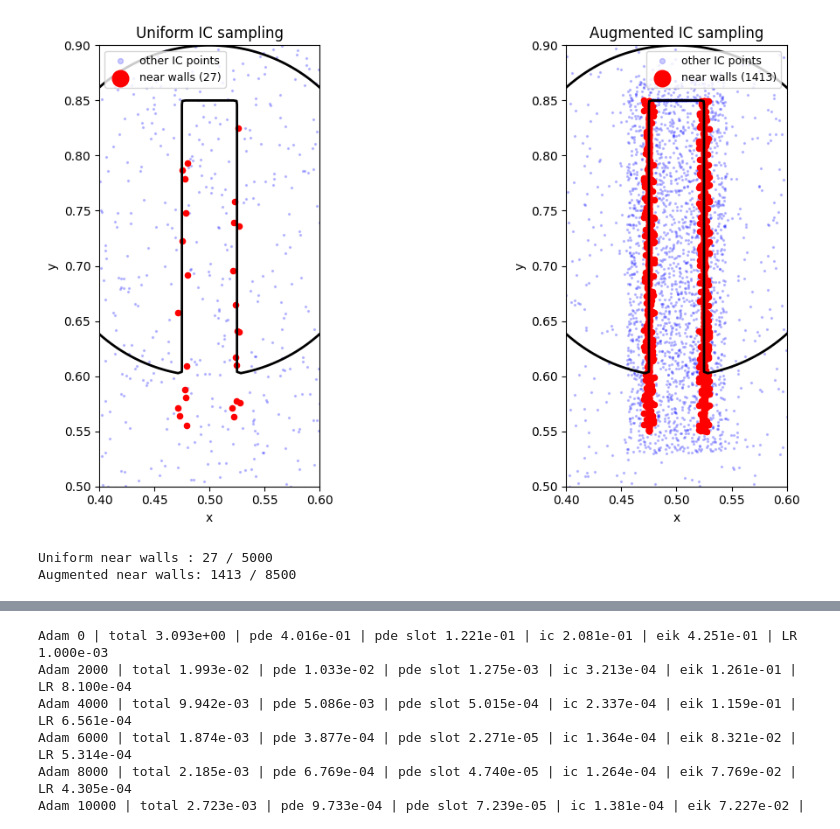
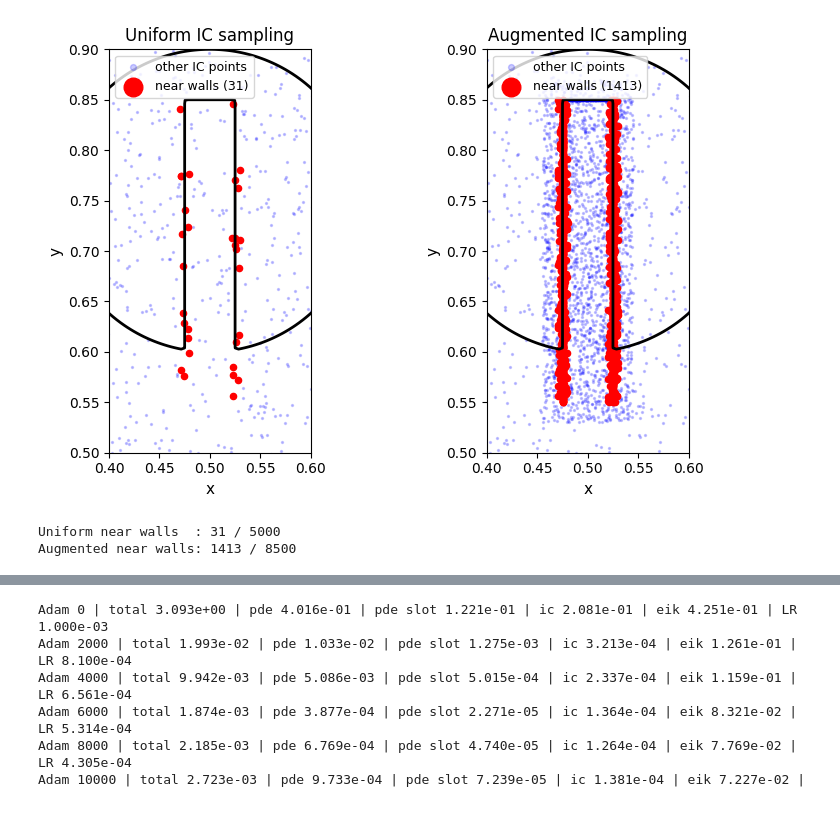
Before and after one commit to AkbarTheAnalyst/pinn-level-set, a Jupyter notebook: ZD_S2_sampling_study/ZD_S2_exp04.ipynb, the cells around one changed output, grey strips where cells are left out. Saved outputs shown, nothing was run; the diff lists cells and outputs as text; code cells hidden in the pictures.

```diff
--- a/ZD_S2_sampling_study/ZD_S2_exp04.ipynb
+++ b/ZD_S2_sampling_study/ZD_S2_exp04.ipynb
@@ -293,7 +293,7 @@ IC t=0 check           : passed
 import matplotlib.pyplot as plt
 import numpy as np
 
-fig, axes = plt.subplots(1, 2, figsize=(12, 6))
+fig, axes = plt.subplots(1, 2, figsize=(8, 5))
 
 # Zero contour overlay
 x_np = np.linspace(0, 1, 300)
@@ -306,73 +306,77 @@ with torch.no_grad():
 
 wall_margin = 0.005
 
-# === LEFT: Uniform 5k IC ===
-x_uniform = np.random.rand(5000)
-y_uniform = np.random.rand(5000)
+# === LEFT: Uniform 5k IC (actual X_i_base from Cell 1) ===
+xi_base = X_i_base[:, 0].cpu().numpy()
+yi_base = X_i_base[:, 1].cpu().numpy()
 
 near_walls_uniform = (
     (
-        (x_uniform > XC - W - wall_margin) &
-        (x_uniform < XC - W + wall_margin)
+        (xi_base > XC - W - wall_margin) &
+        (xi_base < XC - W + wall_margin)
     ) | (
-        (x_uniform > XC + W - wall_margin) &
-        (x_uniform < XC + W + wall_margin)
+        (xi_base > XC + W - wall_margin) &
+        (xi_base < XC + W + wall_margin)
     )
-) & (y_uniform > SLOT_YMIN) & (y_uniform < SLOT_YMAX)
+) & (yi_base > SLOT_YMIN) & (yi_base < SLOT_YMAX)
 
-axes[0].scatter(x_uniform[~near_walls_uniform],
-                y_uniform[~near_walls_uniform],
+axes[0].scatter(xi_base[~near_walls_uniform],
+                yi_base[~near_walls_uniform],
                 s=2, alpha=0.2, c='blue', label='other IC points')
-axes[0].scatter(x_uniform[near_walls_uniform],
-                y_uniform[near_walls_uniform],
+axes[0].scatter(xi_base[near_walls_uniform],
+                yi_base[near_walls_uniform],
                 s=20, alpha=1.0, c='red',
                 label=f'near walls ({near_walls_uniform.sum()})')
 axes[0].contour(Xg, Yg, phi_np, levels=[0],
                 colors='black', linewidths=2)
 axes[0].set_xlim(XC - 4*W, XC + 4*W)
 axes[0].set_ylim(SLOT_YMIN - 0.05, SLOT_YMAX + 0.05)
-axes[0].set_title(f'Uniform IC sampling')
+axes[0].set_title('Uniform IC sampling', fontsize=12)
 axes[0].set_aspect('equal')
 axes[0].legend(fontsize=9, markerscale=3)
-axes[0].set_xlabel('x'); axes[0].set_ylabel('y')
+axes[0].set_xlabel('x', fontsize=11)
+axes[0].set_ylabel('y', fontsize=11)
 
-# === RIGHT: Augmented 8.5k IC ===
-xi = X_i[:, 0].cpu().numpy()
-yi = X_i[:, 1].cpu().numpy()
+# === RIGHT: Augmented IC (actual X_i from Cell 1) ===
+xi_aug = X_i[:, 0].cpu().numpy()
+yi_aug = X_i[:, 1].cpu().numpy()
 
 near_walls_aug = (
     (
-        (xi > XC - W - wall_margin) &
-        (xi < XC - W + wall_margin)
+        (xi_aug > XC - W - wall_margin) &
+        (xi_aug < XC - W + wall_margin)
     ) | (
-        (xi > XC + W - wall_margin) &
-        (xi < XC + W + wall_margin)
+        (xi_aug > XC + W - wall_margin) &
+        (xi_aug < XC + W + wall_margin)
     )
-) & (yi > SLOT_YMIN) & (yi < SLOT_YMAX)
+) & (yi_aug > SLOT_YMIN) & (yi_aug < SLOT_YMAX)
 
-axes[1].scatter(xi[~near_walls_aug], yi[~near_walls_aug],
-                s=2, alpha=0.2, c='blue',
-                label='other IC points')
-axes[1].scatter(xi[near_walls_aug], yi[near_walls_aug],
+axes[1].scatter(xi_aug[~near_walls_aug],
+                yi_aug[~near_walls_aug],
+                s=2, alpha=0.2, c='blue', label='other IC points')
+axes[1].scatter(xi_aug[near_walls_aug],
+                yi_aug[near_walls_aug],
                 s=20, alpha=1.0, c='red',
                 label=f'near walls ({near_walls_aug.sum()})')
 axes[1].contour(Xg, Yg, phi_np, levels=[0],
                 colors='black', linewidths=2)
 axes[1].set_xlim(XC - 4*W, XC + 4*W)
 axes[1].set_ylim(SLOT_YMIN - 0.05, SLOT_YMAX + 0.05)
-axes[1].set_title(f'Augmented IC sampling')
+axes[1].set_title('Augmented IC sampling', fontsize=12)
 axes[1].set_aspect('equal')
 axes[1].legend(fontsize=9, markerscale=3)
-axes[1].set_xlabel('x'); axes[1].set_ylabel('y')
+axes[1].set_xlabel('x', fontsize=11)
+axes[1].set_ylabel('y', fontsize=11)
 
 plt.tight_layout()
-plt.savefig('fig_density_argument.png', dpi=200, bbox_inches='tight')
+plt.savefig('/content/drive/MyDrive/fig_density_argument.png',
+            dpi=300, bbox_inches='tight')
 plt.show()
-print(f"Uniform near walls : {near_walls_uniform.sum()} / 5000")
-print(f"Augmented near walls: {near_walls_aug.sum()} / 8500")
+print(f"Uniform near walls  : {near_walls_uniform.sum()} / {N_i}")
+print(f"Augmented near walls: {near_walls_aug.sum()} / {X_i.shape[0]}")
 # %% [output]
-[figure, old version]
+[figure, new version]
-Uniform near walls : 27 / 5000
+Uniform near walls  : 31 / 5000
 Augmented near walls: 1413 / 8500
 # %%
 # ============================
```
Also changed, not shown: parts of 4 cells of this notebook, 46 other files.
